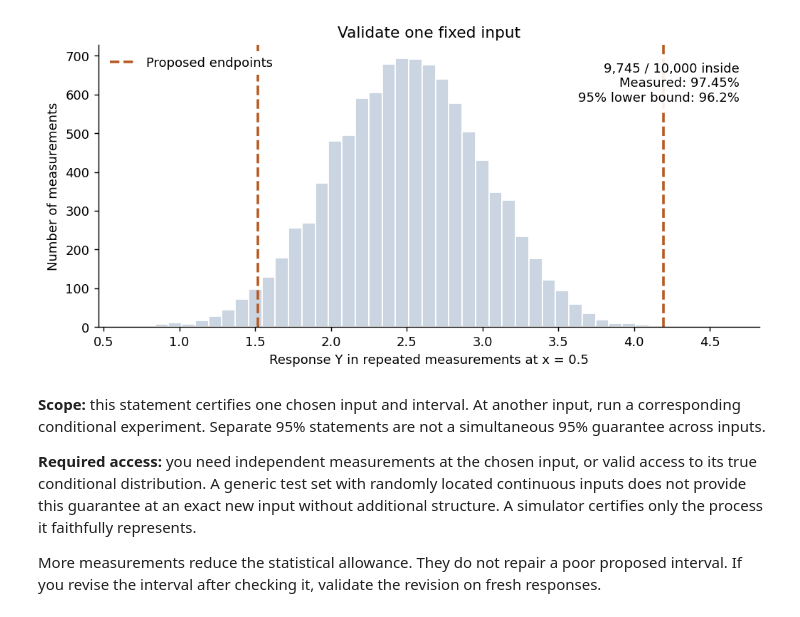
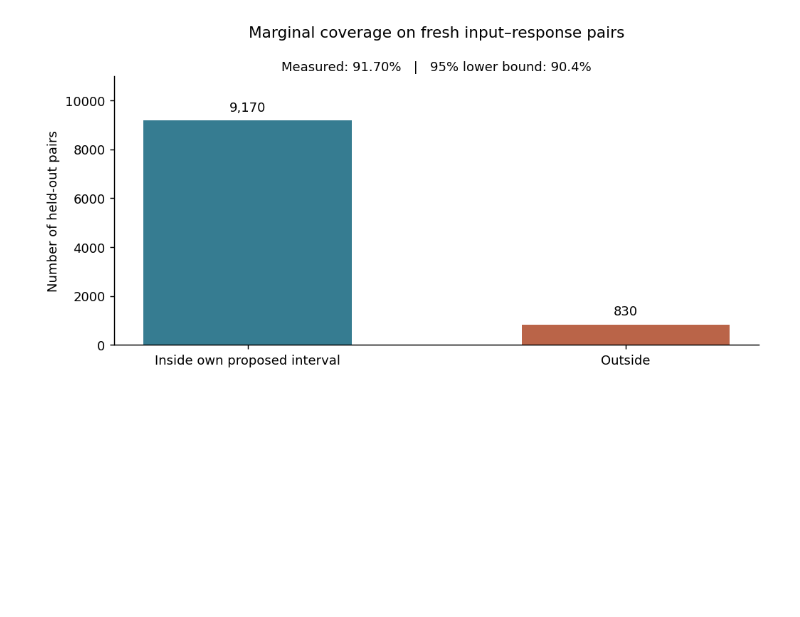
Before and after one commit to jatinbatra50/jatinbatra50, a Jupyter notebook: Provable_UQ_Tutorial.ipynb, the cells around one changed output. Drawn from its saved outputs; the diff is of its cells as text; code cells hidden in the pictures; blank space fills up the shorter version.

Commit message:
Validate marginal coverage on independent held-out input-response pairs

```diff
--- a/Provable_UQ_Tutorial.ipynb
+++ b/Provable_UQ_Tutorial.ipynb
@@ -58,11 +58,14 @@ Phi = np.column_stack([np.ones(len(x_train)), x_train])
 precision = alpha*np.eye(2) + beta*Phi.T@Phi
 S = np.linalg.solve(precision, np.eye(2))
 m = np.linalg.solve(precision, beta*Phi.T@y_train)
+z = NormalDist().inv_cdf(0.995)
 
-phi = np.array([1.0, QUERY])
-center = float(phi@m)
-proposal_sd = math.sqrt(1/beta + phi@S@phi)
-z = NormalDist().inv_cdf(0.995)
-low, high = center-z*proposal_sd, center+z*proposal_sd
-print(f"At x = {QUERY}, the proposed interval is [{low:.3f}, {high:.3f}]")
+def proposed_intervals(x):
+    phi = np.column_stack([np.ones(len(x)), x])
+    center = phi@m
+    variance = 1/beta + np.einsum("ij,jk,ik->i", phi, S, phi)
+    radius = z*np.sqrt(variance)
+    return center-radius, center+radius
+
+print("Fitted coefficients:", np.round(m, 3))
 # %% [output]
@@ -78,8 +81,11 @@ from the fitted Bayesian model.
 # %%
-validation_y = actual_mean(QUERY) + validation_rng.normal(0, 0.5, TEST_COUNT)
+validation_x = validation_rng.uniform(-1, 1, TEST_COUNT)
+validation_y = actual_mean(validation_x) + validation_rng.normal(0, 0.5, TEST_COUNT)
+
+low, high = proposed_intervals(validation_x)
 inside = (validation_y >= low) & (validation_y <= high)
 hits = int(inside.sum())
 observed_coverage = hits / TEST_COUNT
-print(f"At x = {QUERY}: {hits:,} of {TEST_COUNT:,} responses inside")
-print(f"Measured conditional coverage: {100*observed_coverage:.2f}%")
+print(f"{hits:,} of {TEST_COUNT:,} responses inside their own intervals")
+print(f"Measured marginal coverage: {100*observed_coverage:.2f}%")
 # %% [output]
@@ -133,34 +134,18 @@ mark the proposed endpoints. There is no band across untested input values.
-# %%
-fig, ax = plt.subplots(figsize=(8, 4))
-ax.hist(validation_y, bins=45, color="#cbd5e1", edgecolor="white")
-ax.axvline(low, color="#b85a24", ls="--", lw=2, label="Proposed endpoints")
-ax.axvline(high, color="#b85a24", ls="--", lw=2)
-ax.set(xlabel=f"Response Y in repeated measurements at x = {QUERY}",
-       ylabel="Number of measurements", title="Validate one fixed input")
-ax.text(0.97, 0.94,
-        f"{hits:,} / {TEST_COUNT:,} inside\n"
-        f"Measured: {100*observed_coverage:.2f}%\n"
-        f"95% lower bound: {reported_percent:.1f}%",
-        transform=ax.transAxes, ha="right", va="top", fontsize=10,
-        bbox={"facecolor": "white", "edgecolor": "none", "alpha": 0.9})
-ax.spines[["top", "right"]].set_visible(False)
-ax.legend(frameon=True, facecolor="white", edgecolor="none", framealpha=1,
-          loc="upper left")
-fig.tight_layout()
-plt.show()
-# %% [output]
-[figure, removed]
-# %% [markdown]
-**Scope:** this statement certifies one chosen input and interval. At another
-input, run a corresponding conditional experiment. Separate 95% statements
-are not a simultaneous 95% guarantee across inputs.
-
-**Required access:** you need independent measurements at the chosen input,
-or valid access to its true conditional distribution. A generic test set
-with randomly located continuous inputs does not provide this guarantee at
-an exact new input without additional structure. A simulator certifies only
-the process it faithfully represents.
-
-More measurements reduce the statistical allowance. They do not repair a
-poor proposed interval. If you revise the interval after checking it, validate
-the revision on fresh responses.
+# %%
+fig, ax = plt.subplots(figsize=(8, 4))
+counts = [hits, TEST_COUNT-hits]
+bars = ax.bar(["Inside own proposed interval", "Outside"],
+              counts, color=["#367c91", "#ba6448"], width=0.55)
+ax.bar_label(bars, labels=[f"{n:,}" for n in counts], padding=5)
+ax.set_ylim(0, TEST_COUNT*1.10)
+ax.set_ylabel("Number of held-out pairs")
+ax.set_title("Marginal coverage on fresh input–response pairs", pad=30)
+ax.text(0.5, 1.02,
+        f"Measured: {100*observed_coverage:.2f}%   |   "
+        f"95% lower bound: {reported_percent:.1f}%",
+        transform=ax.transAxes, ha="center")
+ax.spines[["top", "right"]].set_visible(False)
+fig.tight_layout()
+plt.show()
+# %% [output]
+[figure, added]
```
Also changed, not shown: parts of 14 cells of this notebook, 12 other files.
